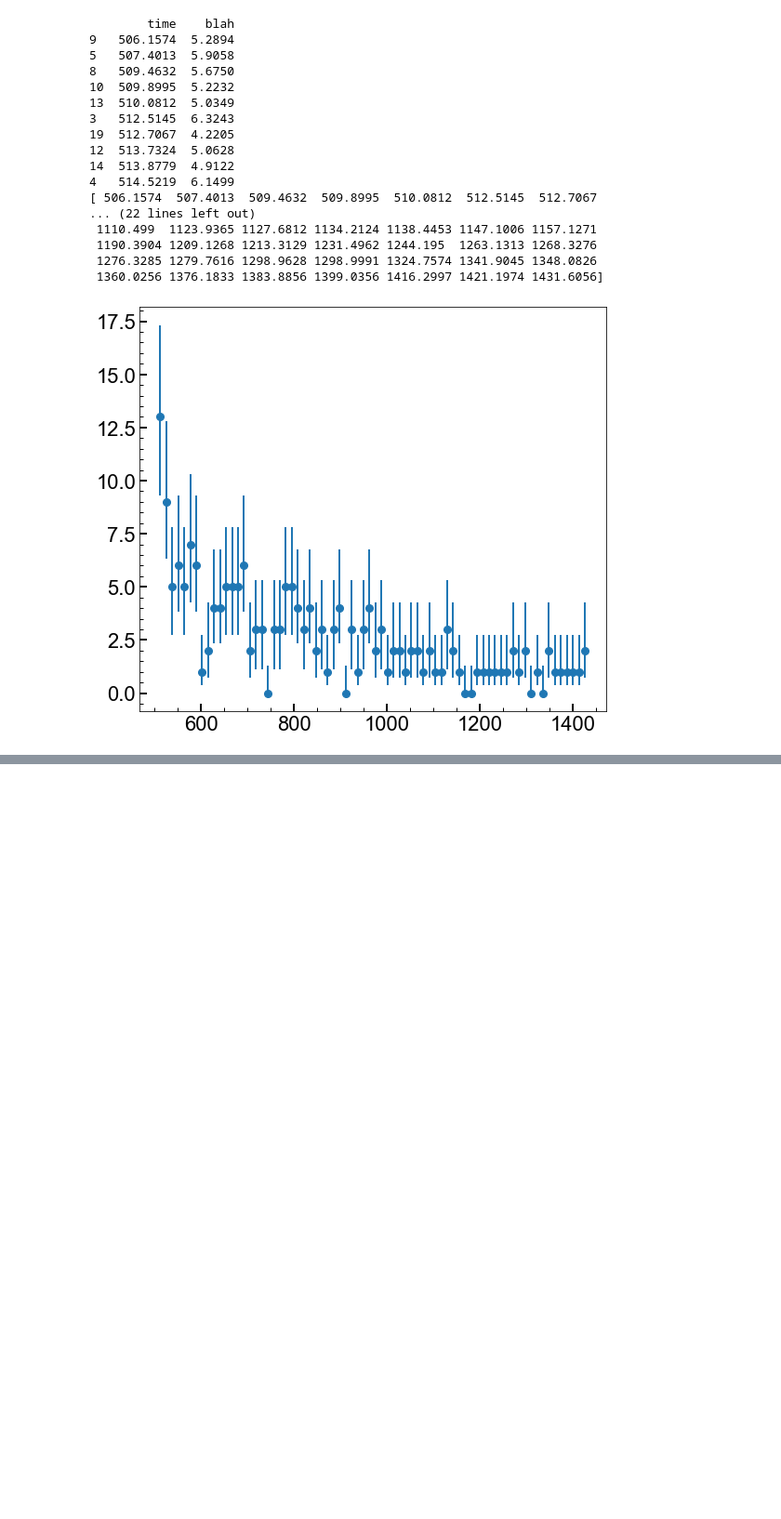
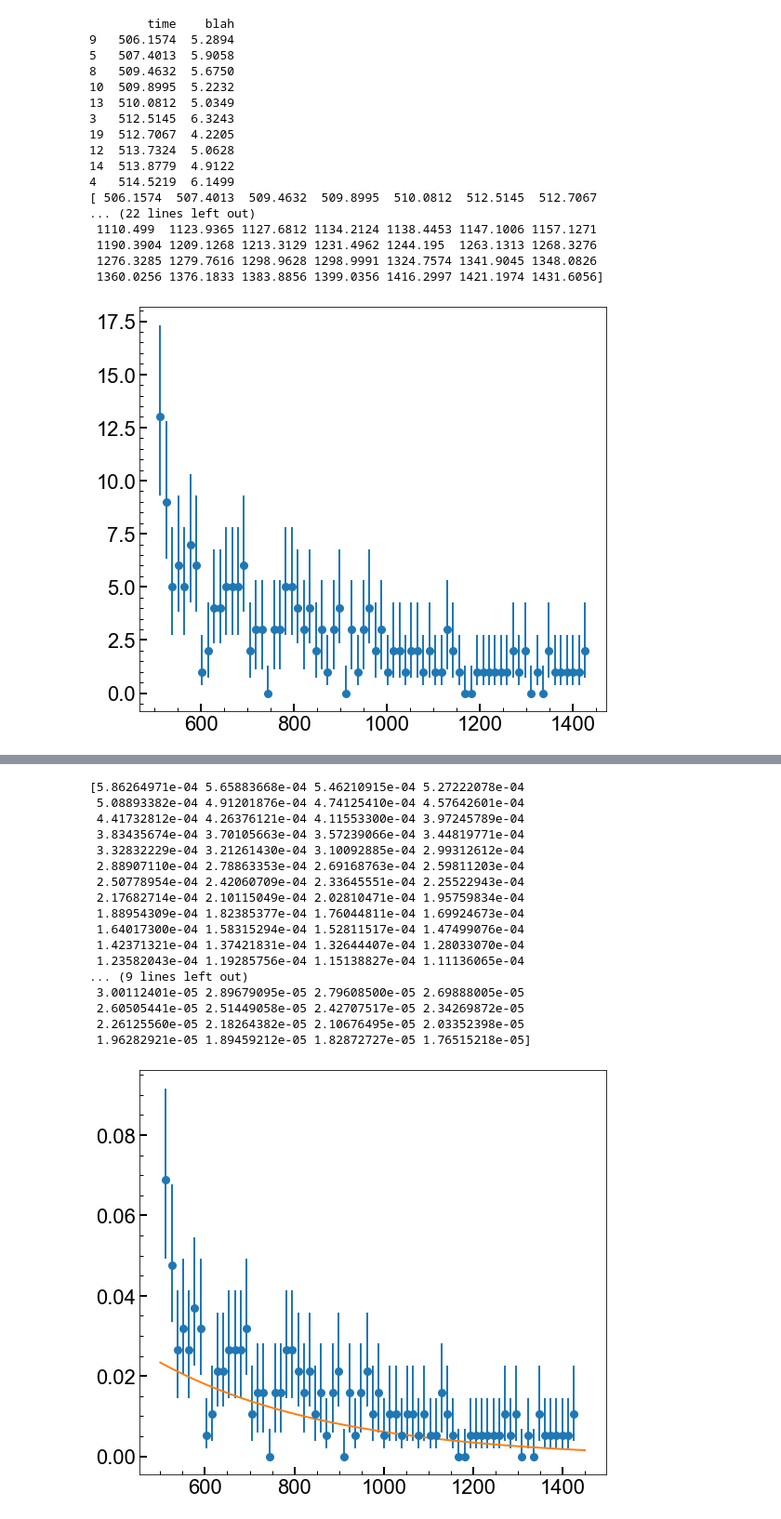
Before and after one commit to villano-lab/thermal-flux_paper2023, a Jupyter notebook: PlotSCDMSCfData-April-ANV-Buggy.ipynb, the cells around one changed output, grey strips where cells are left out. Shown at 93% size. Saved outputs shown, nothing was run; the diff lists cells and outputs as text; code cells hidden in the pictures; blank space fills up the shorter version.

```diff
--- a/PlotSCDMSCfData-April-ANV-Buggy.ipynb
+++ b/PlotSCDMSCfData-April-ANV-Buggy.ipynb
@@ -109,0 +168,17 @@ plt.show(fig)
+# %%
+f_mod = lm.Model(function)
+f_params = f_mod.make_params()               # define parameters
+
+f_params.add('alpha',     vary=True,  value=271.2, min=0)  # half life
+
+# amplitude
+f_params.add('A', vary=True,  value=1,      min=0,max=100)
+# time
+f_params.add('tstop',  vary=False,  value=1450)
+
+#do the fitting
+counts1 = counts/np.sum(counts)
+weight1 = weight*np.sum(counts)
+f_fit = f_mod.fit(counts1, f_params, t = thing, weights = weight1)
+
+f_fit
@@ -109,0 +205,31 @@ plt.show(fig)
+# %%
+fig,axes = plt.subplots(1,1, figsize=(9,8))
+
+ax1=axes
+ax1.errorbar(thing, counts1, yerr=[ntot_minus/np.sum(counts),ntot_plus/np.sum(counts)], marker='o', markersize=8, linestyle = 'none')
+
+#print(function(0,1450,271.2,1)*4000)
+x = np.linspace(500,1450,num=100)
+print (function(x,1450,271.2,1))
+
+ax1.plot(x,function(x,1450,395.4,32.78))
+plt.show(fig)
+# %% [output]
+[5.86264971e-04 5.65883668e-04 5.46210915e-04 5.27222078e-04
+ 5.08893382e-04 4.91201876e-04 4.74125410e-04 4.57642601e-04
+ 4.41732812e-04 4.26376121e-04 4.11553300e-04 3.97245789e-04
+ 3.83435674e-04 3.70105663e-04 3.57239066e-04 3.44819771e-04
+ 3.32832229e-04 3.21261430e-04 3.10092885e-04 2.99312612e-04
+ 2.88907110e-04 2.78863353e-04 2.69168763e-04 2.59811203e-04
+ 2.50778954e-04 2.42060709e-04 2.33645551e-04 2.25522943e-04
+ 2.17682714e-04 2.10115049e-04 2.02810471e-04 1.95759834e-04
+ 1.88954309e-04 1.82385377e-04 1.76044811e-04 1.69924673e-04
+ 1.64017300e-04 1.58315294e-04 1.52811517e-04 1.47499076e-04
+ 1.42371321e-04 1.37421831e-04 1.32644407e-04 1.28033070e-04
+ 1.23582043e-04 1.19285756e-04 1.15138827e-04 1.11136065e-04
+... (9 lines left out)
+ 3.00112401e-05 2.89679095e-05 2.79608500e-05 2.69888005e-05
+ 2.60505441e-05 2.51449058e-05 2.42707517e-05 2.34269872e-05
+ 2.26125560e-05 2.18264382e-05 2.10676495e-05 2.03352398e-05
+ 1.96282921e-05 1.89459212e-05 1.82872727e-05 1.76515218e-05]
+[figure, added]
```
Also changed, not shown: parts of 6 cells of this notebook.
